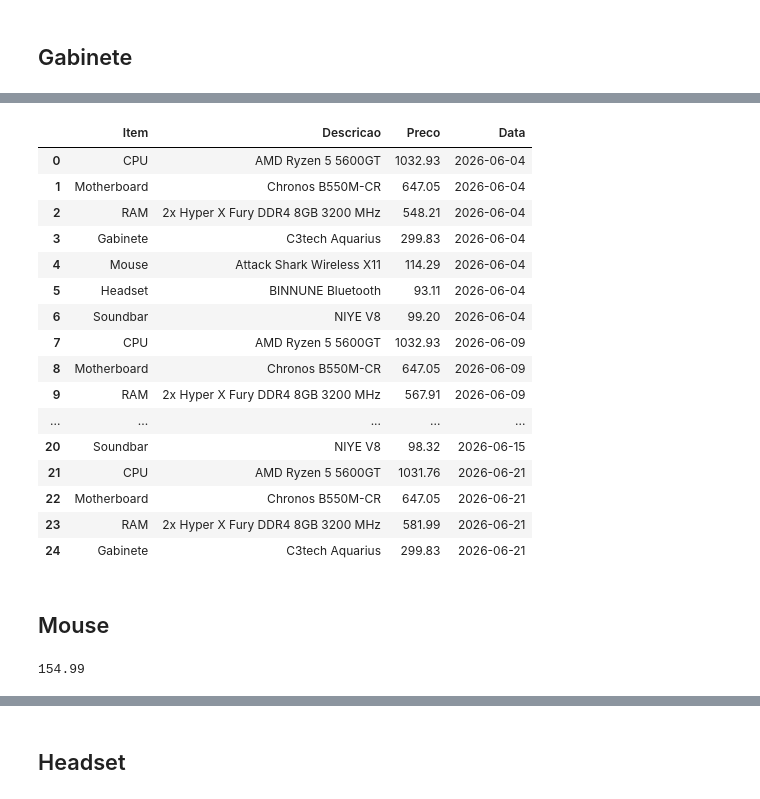
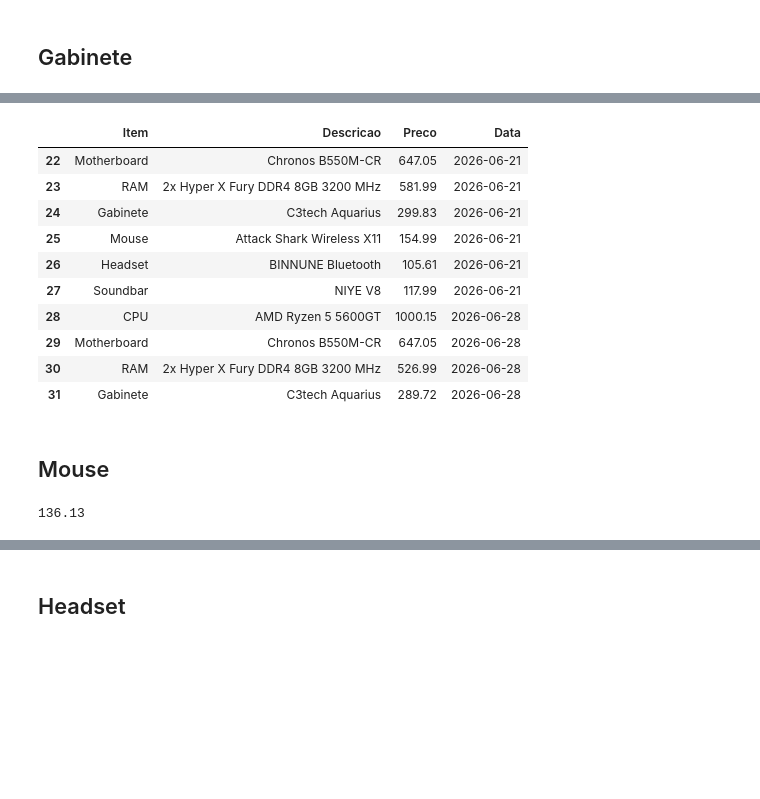
Before and after one commit to josafary-ds/PC-Gamer_Price_Monitoring, a Jupyter notebook: main_file.ipynb, the cells around one changed output, grey strips where cells are left out. Saved outputs shown, nothing was run; the diff lists cells and outputs as text; code cells hidden in the pictures; blank space fills up the shorter version.

```diff
--- a/main_file.ipynb
+++ b/main_file.ipynb
@@ -176,7 +164,10 @@ df
 # %%
 driver.get('https://www.kabum.com.br/produto/887046/gabinete-gaming-c3tech-aquarius-com-vidro-temperado-sem-fonte-mt-g860bk-')
 # %%
-gabinete_ptbr = driver.find_element(By.XPATH, "/html/body/div[1]/div/div[2]/div[1]/div[1]/div[1]/div[3]/div[2]/div[2]/span/b[1]").get_property('innerText')
+button = driver.find_element(By.ID, "adopt-accept-all-button")
+button.click()
+
+gabinete_ptbr = driver.find_element(By.XPATH, "(//div[@class='w-full']/span/b)").get_property('innerText')
 gabinete_price = gabinete_ptbr.split('\xa0')[1].replace(',', '.')
 gabinete_price = float(gabinete_price)
 gabinete_price
@@ -185,35 +176,29 @@ gabinete_price
 # %%
 item = 'Gabinete'
 descricao = 'C3tech Aquarius'
 data = date.today()
 
 new_data = pd.DataFrame([{
     'Item': item,
     'Descricao': descricao,
     'Preco': gabinete_price,
     'Data': data
 }])
 
 df = pd.concat([df, new_data], ignore_index=True)
-df
+df.tail(10)
 # %% [output]
 |  | Item | Descricao | Preco | Data |
-| 0 | CPU | AMD Ryzen 5 5600GT | 1032.93 | 2026-06-04 |
-| 1 | Motherboard | Chronos B550M-CR | 647.05 | 2026-06-04 |
-| 2 | RAM | 2x Hyper X Fury DDR4 8GB 3200 MHz | 548.21 | 2026-06-04 |
-| 3 | Gabinete | C3tech Aquarius | 299.83 | 2026-06-04 |
-| 4 | Mouse | Attack Shark Wireless X11 | 114.29 | 2026-06-04 |
-| 5 | Headset | BINNUNE Bluetooth | 93.11 | 2026-06-04 |
-| 6 | Soundbar | NIYE V8 | 99.20 | 2026-06-04 |
-| 7 | CPU | AMD Ryzen 5 5600GT | 1032.93 | 2026-06-09 |
-| 8 | Motherboard | Chronos B550M-CR | 647.05 | 2026-06-09 |
-| 9 | RAM | 2x Hyper X Fury DDR4 8GB 3200 MHz | 567.91 | 2026-06-09 |
-| ... | ... | ... | ... | ... |
-| 20 | Soundbar | NIYE V8 | 98.32 | 2026-06-15 |
-| 21 | CPU | AMD Ryzen 5 5600GT | 1031.76 | 2026-06-21 |
 | 22 | Motherboard | Chronos B550M-CR | 647.05 | 2026-06-21 |
 | 23 | RAM | 2x Hyper X Fury DDR4 8GB 3200 MHz | 581.99 | 2026-06-21 |
 | 24 | Gabinete | C3tech Aquarius | 299.83 | 2026-06-21 |
+| 25 | Mouse | Attack Shark Wireless X11 | 154.99 | 2026-06-21 |
+| 26 | Headset | BINNUNE Bluetooth | 105.61 | 2026-06-21 |
+| 27 | Soundbar | NIYE V8 | 117.99 | 2026-06-21 |
+| 28 | CPU | AMD Ryzen 5 5600GT | 1000.15 | 2026-06-28 |
+| 29 | Motherboard | Chronos B550M-CR | 647.05 | 2026-06-28 |
+| 30 | RAM | 2x Hyper X Fury DDR4 8GB 3200 MHz | 526.99 | 2026-06-28 |
+| 31 | Gabinete | C3tech Aquarius | 289.72 | 2026-06-28 |
 # %% [markdown]
 ## Mouse
 # %%
@@ -222,12 +207,12 @@ driver.get('https://pt.aliexpress.com/item/1005012249483667.html?spm=a2g0o.produ
 button = driver.find_element(By.XPATH, "(//div[@class='sku-item--image--jMUnnGA'])[3]")
 button.click()
 
-mouse_ptbr = driver.find_element(By.XPATH, '/html/body/div[3]/div/div[1]/div/div[1]/div[1]/div[2]/div[3]/div/span[1]').get_property('innerText')
+mouse_ptbr = driver.find_element(By.XPATH, "(//div[@class='price-default--currentWrap--A_MNgCG'])").get_property('innerText')
 mouse_price = mouse_ptbr.split('$')[1].replace(',', '.')
 mouse_price = float(mouse_price)
 mouse_price
 # %% [output]
-154.99
+136.13
 # %%
 item = 'Mouse'
 descricao = 'Attack Shark Wireless X11'
```
Also changed, not shown: parts of 12 cells of this notebook, 3 other files.
